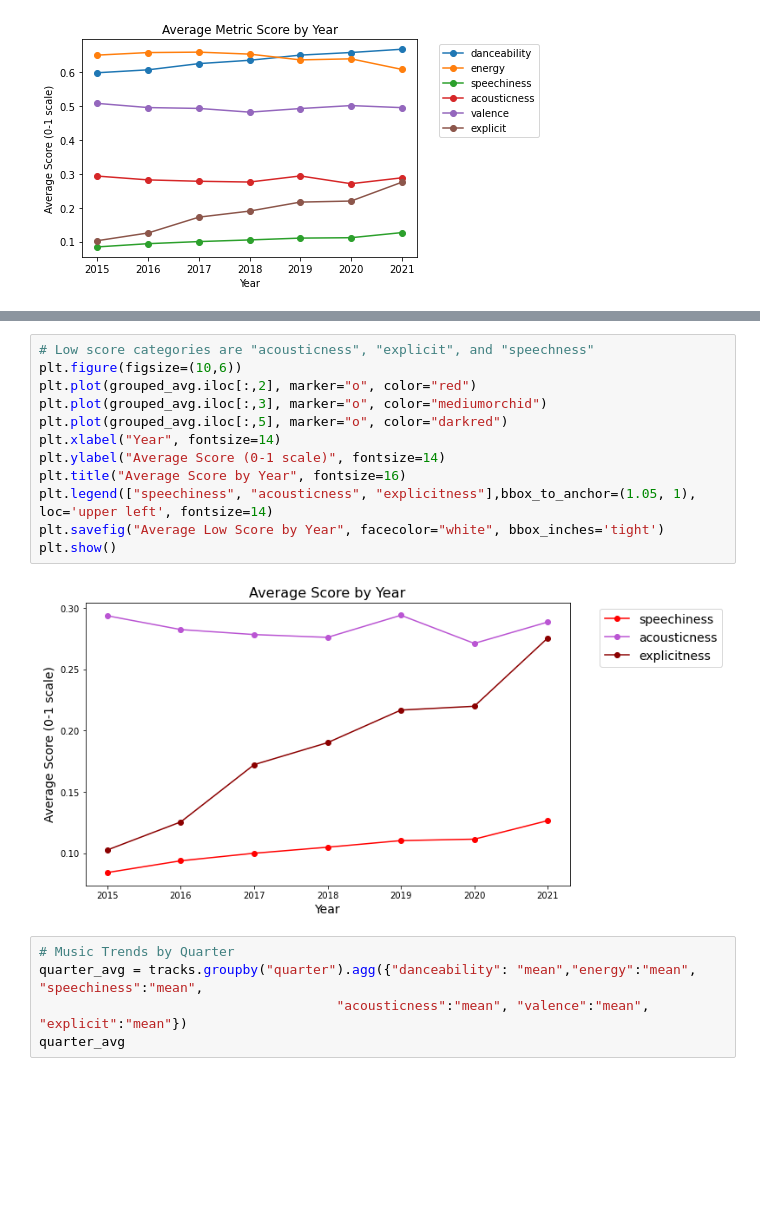
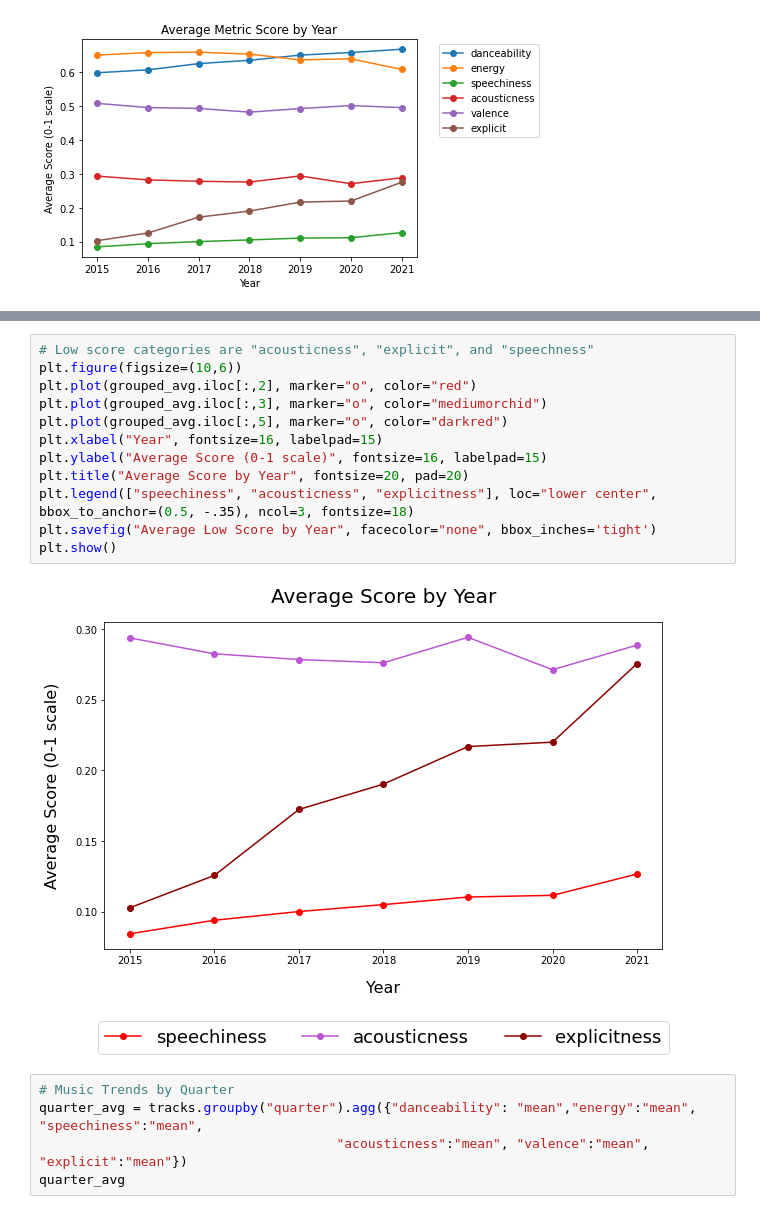
Before and after one commit to sshaughnessy/Project1, a Jupyter notebook: Analysis_Clean.ipynb, the cells around one changed output, grey strips where cells are left out. Drawn from its saved outputs; the diff is of its cells as text; blank space fills up the shorter version.

```diff
--- a/Analysis_Clean.ipynb
+++ b/Analysis_Clean.ipynb
@@ -119,17 +119,17 @@ plt.show()
 # %%
 # Low score categories are "acousticness", "explicit", and "speechness"
 plt.figure(figsize=(10,6))
 plt.plot(grouped_avg.iloc[:,2], marker="o", color="red")
 plt.plot(grouped_avg.iloc[:,3], marker="o", color="mediumorchid")
 plt.plot(grouped_avg.iloc[:,5], marker="o", color="darkred")
-plt.xlabel("Year", fontsize=14)
-plt.ylabel("Average Score (0-1 scale)", fontsize=14)
-plt.title("Average Score by Year", fontsize=16)
-plt.legend(["speechiness", "acousticness", "explicitness"],bbox_to_anchor=(1.05, 1), loc='upper left', fontsize=14)
-plt.savefig("Average Low Score by Year", facecolor="white", bbox_inches='tight')
+plt.xlabel("Year", fontsize=16, labelpad=15)
+plt.ylabel("Average Score (0-1 scale)", fontsize=16, labelpad=15)
+plt.title("Average Score by Year", fontsize=20, pad=20)
+plt.legend(["speechiness", "acousticness", "explicitness"], loc="lower center", bbox_to_anchor=(0.5, -.35), ncol=3, fontsize=18)
+plt.savefig("Average Low Score by Year", facecolor="none", bbox_inches='tight')
 plt.show()
 # %% [output]
-[figure, old version]
+[figure, new version]
 # %%
 # Music Trends by Quarter
 quarter_avg = tracks.groupby("quarter").agg({"danceability": "mean","energy":"mean", "speechiness":"mean",
```
Also changed, not shown: parts of 20 cells of this notebook.
